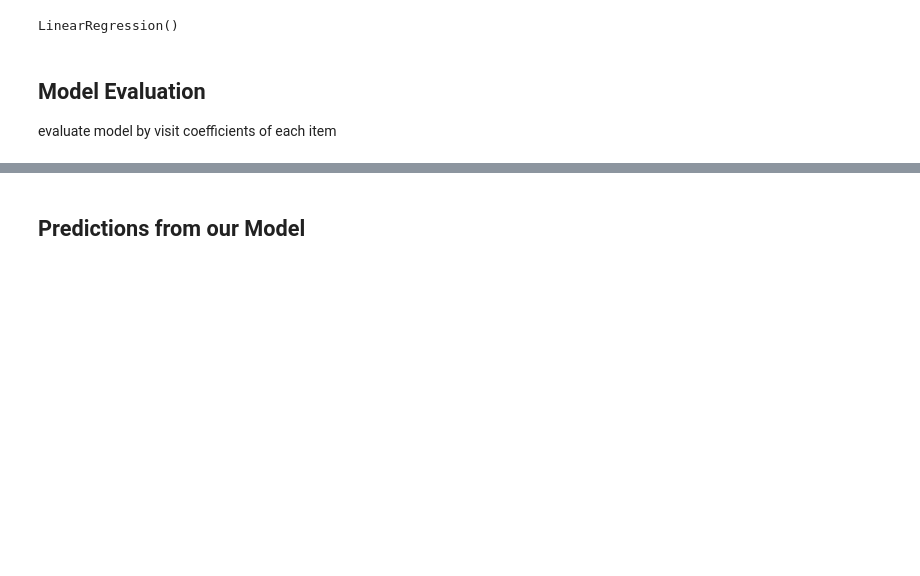
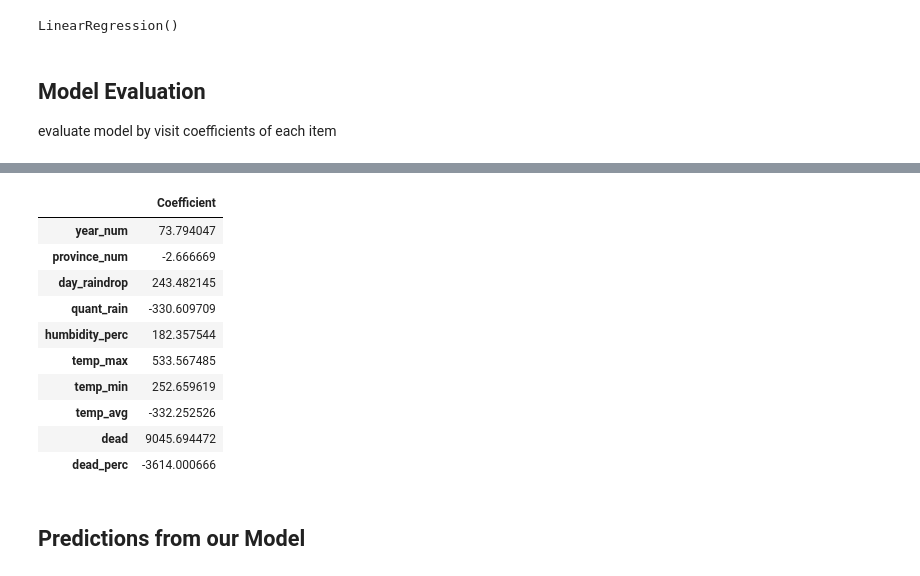
Before and after one commit to Phophism/python_project, a Jupyter notebook: Nattawat/V2_MLR_Repeat_KfoldCV.ipynb, the cells around one changed output, grey strips where cells are left out. Saved outputs shown, nothing was run; the diff lists cells and outputs as text; code cells hidden in the pictures; blank space fills up the shorter version.

```diff
--- a/Nattawat/V2_MLR_Repeat_KfoldCV.ipynb
+++ b/Nattawat/V2_MLR_Repeat_KfoldCV.ipynb
@@ -128,2 +122,4 @@ y = df_pre['patient']
+# %%
+X_coe = X
 # %%
 X = np.array(X)
@@ -204,3 +186,23 @@ print(lm.intercept_)
+# %%
+# create Data Frame
+# Data is lm.coef_
+# labal is name of X.columns
+# Column is'Coefficient'
+
+coeff_df = pd.DataFrame(lm.coef_ , X_coe.columns , columns=['Coefficient'])
+coeff_df
+# %% [output]
+|  | Coefficient |
+| year_num | 73.794047 |
+| province_num | -2.666669 |
+| day_raindrop | 243.482145 |
+| quant_rain | -330.609709 |
+| humbidity_perc | 182.357544 |
+| temp_max | 533.567485 |
+| temp_min | 252.659619 |
+| temp_avg | -332.252526 |
+| dead | 9045.694472 |
+| dead_perc | -3614.000666 |
 # %% [markdown]
 ## Predictions from our Model
 # %%
```
Also changed, not shown: parts of 14 cells of this notebook, 6 other files.
